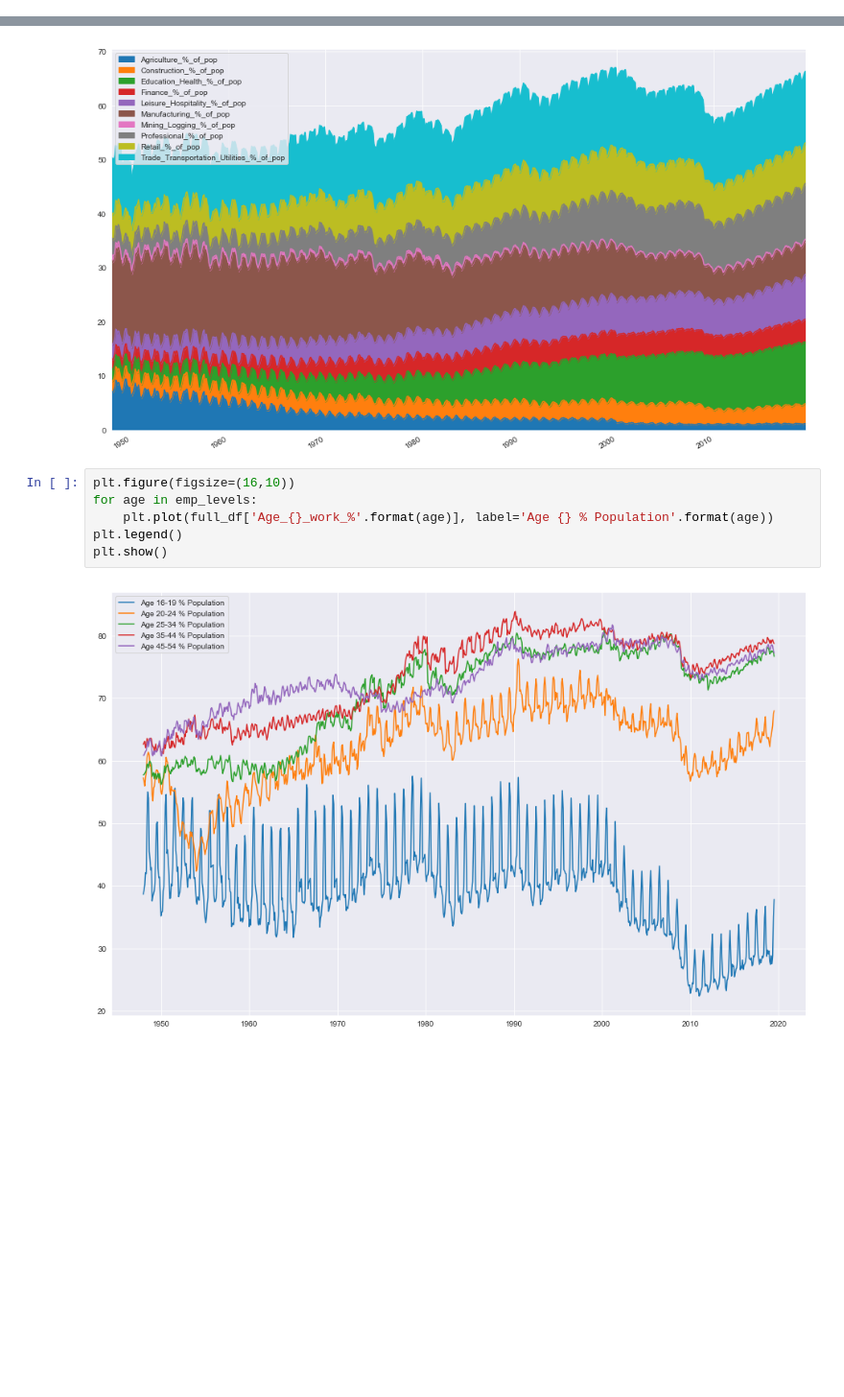
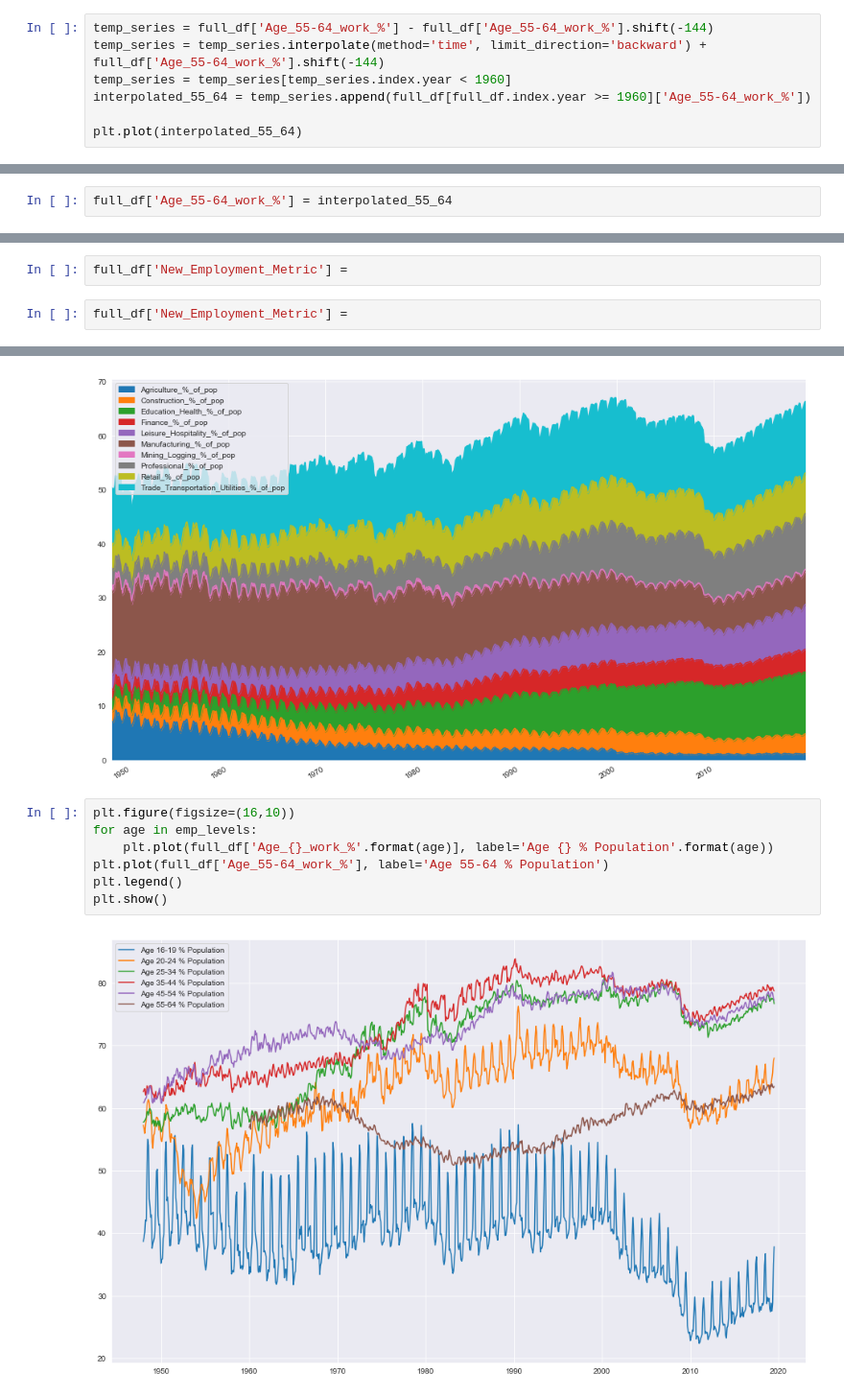
Before and after one commit to zapatos24/Employment_Prediction_LSTM_NN, a Jupyter notebook: mod_7_project.ipynb, the cells around one changed output, grey strips where cells are left out. Shown at 96% size. Saved outputs shown, nothing was run; the diff lists cells and outputs as text; blank space fills up the shorter version.

Commit message:
interpolated ssa, part time, age 55 to 64 work percent

```diff
--- a/mod_7_project.ipynb
+++ b/mod_7_project.ipynb
@@ -872,0 +1048,7 @@ None
+# %%
+temp_series = full_df['Age_55-64_work_%'] - full_df['Age_55-64_work_%'].shift(-144)
+temp_series = temp_series.interpolate(method='time', limit_direction='backward') + full_df['Age_55-64_work_%'].shift(-144)
+temp_series = temp_series[temp_series.index.year < 1960]
+interpolated_55_64 = temp_series.append(full_df[full_df.index.year >= 1960]['Age_55-64_work_%'])
+
+plt.plot(interpolated_55_64)
@@ -872,0 +1058,2 @@ None
+# %%
+full_df['Age_55-64_work_%'] = interpolated_55_64
@@ -872,0 +1080,4 @@ None
+# %%
+full_df['New_Employment_Metric'] =
+# %%
+full_df['New_Employment_Metric'] =
@@ -897,8 +1110,9 @@ full_df[['Agriculture_%_of_pop',
 # %%
 plt.figure(figsize=(16,10))
 for age in emp_levels:
     plt.plot(full_df['Age_{}_work_%'.format(age)], label='Age {} % Population'.format(age))
+plt.plot(full_df['Age_55-64_work_%'], label='Age 55-64 % Population')
 plt.legend()
 plt.show()
 # %% [output]
-[figure, old version]
+[figure, new version]
```
Also changed, not shown: parts of 22 cells of this notebook.
